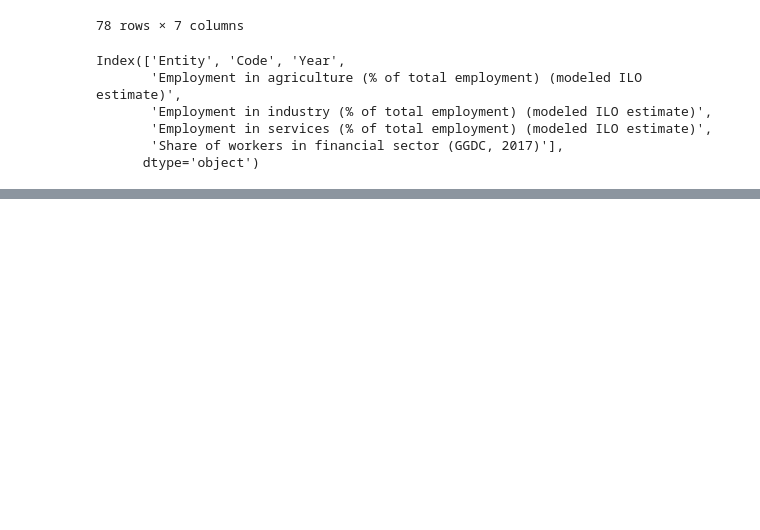
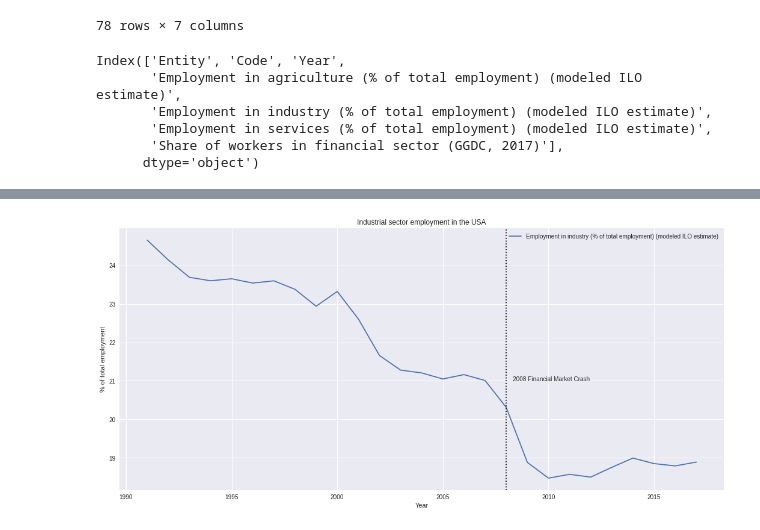
Before and after one commit to tousif-k/labor-and-employment-data, a Jupyter notebook: empl_trends.ipynb, the cells around one changed output, grey strips where cells are left out. Cells and saved outputs as stored; diff of their text form; code cells hidden in the pictures; blank space fills up the shorter version.

```diff
--- a/empl_trends.ipynb
+++ b/empl_trends.ipynb
@@ -85,0 +99,13 @@ plt.show()
+# %%
+empl_per_usa.plot(kind='line', x='Year', y=['Employment in industry (% of total employment) (modeled ILO estimate)'], figsize=(18,8))
+
+plt.title('Industrial sector employment in the USA')
+plt.xlabel('Year')
+plt.ylabel('% of total employment')
+
+plt.axvline(x=2008, color='black', linestyle='dotted')
+plt.text(x=2008, y=21, s="    2008 Financial Market Crash")
+
+plt.show()
+# %% [output]
+[figure, added]
```
Also changed, not shown: parts of 16 cells of this notebook.
